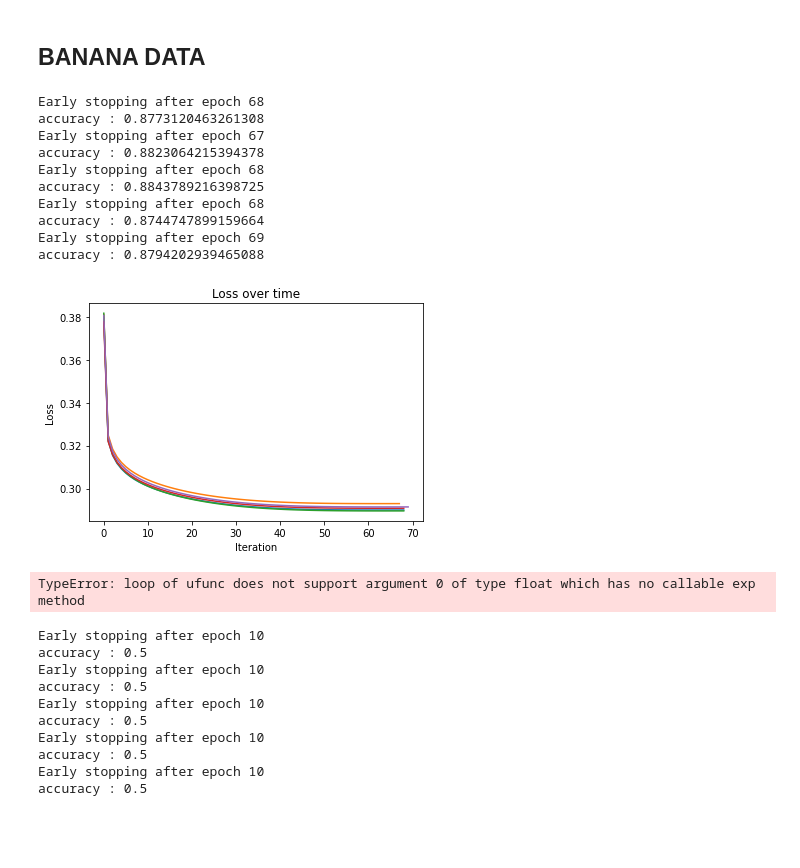
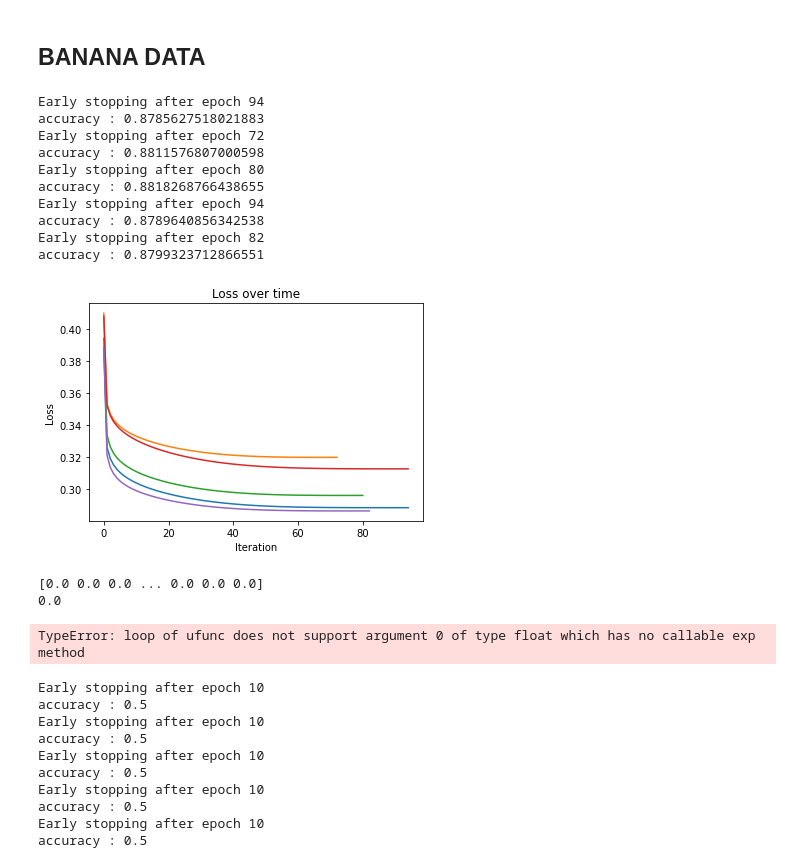
Before and after one commit to kozaka93/2024L-DSAdvancedML, a Jupyter notebook: projects/project1/group3/Narozniak_Czerwonski_Rucinski/src/my_results.ipynb, the cells around one changed output. Saved outputs shown, nothing was run; the diff lists cells and outputs as text; code cells hidden in the pictures; blank space fills up the shorter version.

```diff
--- a/projects/project1/group3/Narozniak_Czerwonski_Rucinski/src/my_results.ipynb
+++ b/projects/project1/group3/Narozniak_Czerwonski_Rucinski/src/my_results.ipynb
@@ -58,10 +59,11 @@ splitting_seeds = [42, 43, 44, 45, 46]
 irls_accuracy = []
 for seed in splitting_seeds:
     X_train, X_test, y_train, y_test = train_test_split(X, y, test_size=0.2, random_state=seed)
+    X_train, X_val, y_train, y_val = train_test_split(X_train, y_train, test_size=0.2, random_state=seed)
     logistic_regression_model = LogisticRegression(input_dim=X_train.shape[1])
     irls_optimizer = IRLS()
 
-    logistic_regression_model.train(X_train, y_train, optimizer=irls_optimizer, patience=10, epochs=500, batch_size=32)
+    logistic_regression_model.train(X_train, y_train, optimizer=irls_optimizer, patience=5, epochs=500, batch_size=64, X_val=X_val, y_val=y_val)
     y_pred = logistic_regression_model.predict(X_test)
     irls_accuracy.append(balanced_accuracy_score(y_test,y_pred.round()))
     print(f"accuracy : {balanced_accuracy_score(y_test,y_pred.round())}")
@@ -84,13 +86,15 @@ splitting_seeds = [42, 43, 44, 45, 46]
 sgd_accuracy = []
 for seed in splitting_seeds:
     X_train, X_test, y_train, y_test = train_test_split(X, y, test_size=0.2, random_state=seed)
+    X_train, X_val, y_train, y_val = train_test_split(X_train, y_train, test_size=0.2, random_state=seed)
     logistic_regression_model = LogisticRegression(input_dim=X_train.shape[1])
     sgd_optimizer = SGD(eta=0.001)
 
-    logistic_regression_model.train(X_train, y_train, optimizer=sgd_optimizer, patience=10, epochs=500, batch_size=1)
+    logistic_regression_model.train(X_train, y_train, optimizer=sgd_optimizer, patience=10, epochs=500, batch_size=1, X_val=X_val, y_val=y_val)
     y_pred = logistic_regression_model.predict(X_test)
     sgd_accuracy.append(balanced_accuracy_score(y_test,y_pred.round()))
     print(f"accuracy : {balanced_accuracy_score(y_test,y_pred.round())}")
+    logistic_regression_model.plot_loss()
 # %% [output]
 Early stopping after epoch 10
 accuracy : 0.5
@@ -189,7 +194,7 @@ for seed in splitting_seeds:
     logistic_regression_model = LogisticRegression(input_dim=X_train.shape[1])
     irls_optimizer = IRLS()
 
-    logistic_regression_model.train(X_train, y_train, optimizer=irls_optimizer, patience=10, epochs=500, batch_size=32)
+    logistic_regression_model.train(X_train, y_train, optimizer=irls_optimizer, patience=5, epochs=500, batch_size=64)
     y_pred = logistic_regression_model.predict(X_test)
     irls_accuracy.append(balanced_accuracy_score(y_test,y_pred.round()))
     print(f"accuracy : {balanced_accuracy_score(y_test,y_pred.round())}")
@@ -229,13 +236,12 @@ accuracy : 0.5
 from utils import fitComparisonModels
 splitting_seeds = [42, 43, 44, 45, 46]
 comparison_accuracy = []
-y_lda, y_qda, y_dt, y_rf = fitComparisonModels(X_train, y_train, X_test)
-splitting_seeds = [42, 43, 44, 45, 46]
-sgd_accuracy = []
 for seed in splitting_seeds:
     X_train, X_test, y_train, y_test = train_test_split(X, y, test_size=0.2, random_state=seed)
+    y_train = y_train.astype('int')
+    y_test = y_test.astype('int')
     y_lda, y_qda, y_dt, y_rf = fitComparisonModels(X_train, y_train, X_test)
-    sgd_accuracy.append((balanced_accuracy_score(y_test,y_lda), balanced_accuracy_score(y_test,y_qda), balanced_accuracy_score(y_test,y_dt), balanced_accuracy_score(y_test,y_rf)))
+    comparison_accuracy.append((balanced_accuracy_score(y_test,y_lda), balanced_accuracy_score(y_test,y_qda), balanced_accuracy_score(y_test,y_dt), balanced_accuracy_score(y_test,y_rf)))
     print(F"lda: {balanced_accuracy_score(y_test,y_lda)}")
     print(f"qda: {balanced_accuracy_score(y_test,y_qda)}")
     print(f"dt: {balanced_accuracy_score(y_test,y_dt)}")
@@ -254,45 +281,49 @@ y = LabelEncoder().fit_transform(y)
 # %%
 #ADAM
 splitting_seeds = [42, 43, 44, 45, 46]
 adam_accuracy = []
 for seed in splitting_seeds:
     X_train, X_test, y_train, y_test = train_test_split(X, y, test_size=0.2, random_state=seed)
+    X_train, X_val, y_train, y_val = train_test_split(X_train, y_train, test_size=0.2, random_state=seed)
     logistic_regression_model = LogisticRegression(input_dim=X_train.shape[1])
     adam_optimizer = AdamOptim(eta=0.01)
 
-    logistic_regression_model.train(X_train, y_train, optimizer=adam_optimizer, patience=5, epochs=500, batch_size=64)#, Xval=X_val, yval=y_val)
+    logistic_regression_model.train(X_train, y_train, optimizer=adam_optimizer, patience=5, epochs=500, batch_size=64, X_val=X_val, y_val=y_val)
     y_pred = logistic_regression_model.predict(X_test)
     adam_accuracy.append(balanced_accuracy_score(y_test,y_pred.round()))
     print(f"accuracy : {balanced_accuracy_score(y_test,y_pred.round())}")
     logistic_regression_model.plot_loss()
 # %% [output]
-Early stopping after epoch 68
-accuracy : 0.8773120463261308
-Early stopping after epoch 67
-accuracy : 0.8823064215394378
-Early stopping after epoch 68
-accuracy : 0.8843789216398725
-Early stopping after epoch 68
-accuracy : 0.8744747899159664
-Early stopping after epoch 69
-accuracy : 0.8794202939465088
+Early stopping after epoch 94
+accuracy : 0.8785627518021883
+Early stopping after epoch 72
+accuracy : 0.8811576807000598
+Early stopping after epoch 80
+accuracy : 0.8818268766438655
+Early stopping after epoch 94
+accuracy : 0.8789640856342538
+Early stopping after epoch 82
+accuracy : 0.8799323712866551
-[figure, old version]
+[figure, new version]
 # %%
 #IRLS
 splitting_seeds = [42, 43, 44, 45, 46]
 irls_accuracy = []
 for seed in splitting_seeds:
     X_train, X_test, y_train, y_test = train_test_split(X, y, test_size=0.2, random_state=seed)
+    X_train, X_val, y_train, y_val = train_test_split(X_train, y_train, test_size=0.2, random_state=seed)
     logistic_regression_model = LogisticRegression(input_dim=X_train.shape[1])
     irls_optimizer = IRLS()
 
-    logistic_regression_model.train(X_train, y_train, optimizer=irls_optimizer, patience=10, epochs=500, batch_size=32)
+    logistic_regression_model.train(X_train, y_train, optimizer=irls_optimizer, patience=10, epochs=500, batch_size=32, X_val=X_val, y_val=y_val)
     y_pred = logistic_regression_model.predict(X_test)
     irls_accuracy.append(balanced_accuracy_score(y_test,y_pred.round()))
     print(f"accuracy : {balanced_accuracy_score(y_test,y_pred.round())}")
     logistic_regression_model.plot_loss()
 # %% [output]
-TypeError: loop of ufunc does not support argument 0 of type float which has no callable exp method
+[0.0 0.0 0.0 ... 0.0 0.0 0.0]
+0.0
+TypeError: loop of ufunc does not support argument 0 of type float which has no callable exp method
 # %%
 #SGD
 splitting_seeds = [42, 43, 44, 45, 46]
```
Also changed, not shown: parts of 9 cells of this notebook, 1 other file.
